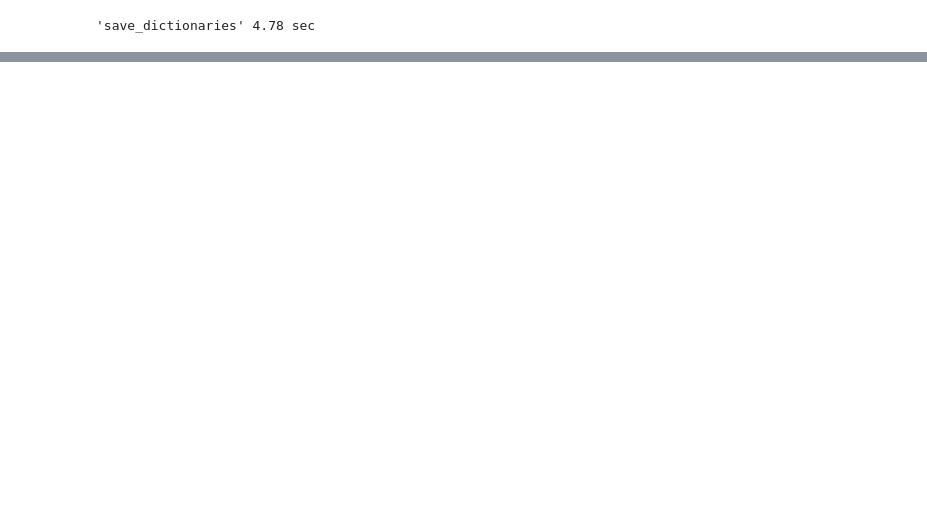
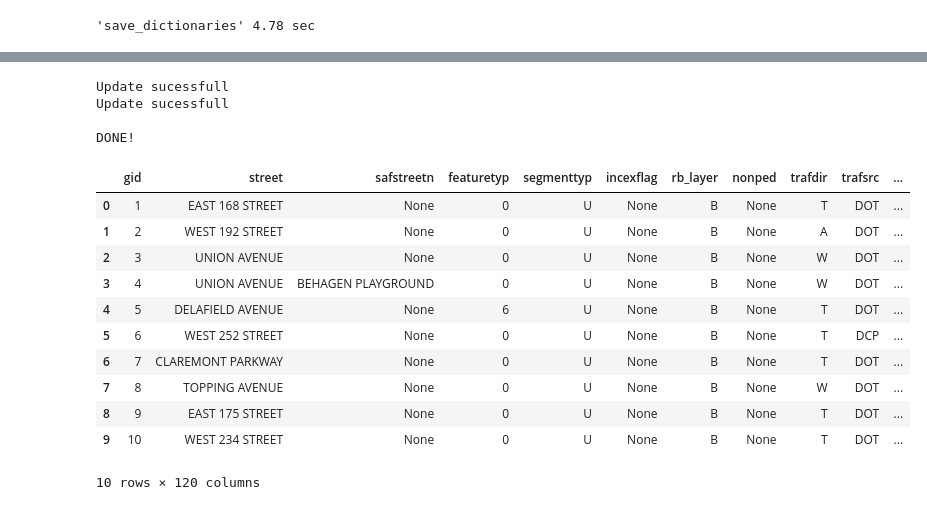
Before and after one commit to hotpepper/CLION, a Jupyter notebook: CLION_Notebook.ipynb, the cells around one changed output, grey strips where cells are left out. Cells and saved outputs as stored; diff of their text form; code cells hidden in the pictures; blank space fills up the shorter version.

```diff
--- a/CLION_Notebook.ipynb
+++ b/CLION_Notebook.ipynb
@@ -557,0 +1651,42 @@ params.nodeStreetNames, params.nodeIsIntersection, params.nodeNextSteps, params.
+# %%
+
+def make_centerline_clean(db, lion, node_table, version):
+    db.query("""drop table if exists C_Lion_{0}; create table C_Lion_{0} as (
+                    select distinct *
+                    from {1}
+                    where rb_layer in ('B', 'G')
+                            and featuretyp in ('0', '6', 'C')
+                            and ((nonped = 'D' or nonped is null or (nonped = 'V' and street = 'PELHAM PARKWAY'))
+                            or (nonped = 'V' and rb_layer in ('B', 'G') and street = 'EAST FORDHAM ROAD'))
+                            and street != 'UNNAMED STREET'
+                            and street not like '%PED OVPS%'
+                            and mft is not null
+                    )""".format(version, lion))
+
+    db.query("""drop table if exists C_Lion_Nodes_{0}; create table C_Lion_Nodes_{0} as (
+                    select distinct *
+                    from {1}
+                    where is_int =-1
+                    )""".format(version, node_table))
+    print '\nDONE!\n'
+
+make_centerline_clean(db, params.LION, params.NODE, params.VERSION)
+
+query_to_table(db, "select * from  C_Lion_{0} limit 10".format(params.VERSION))
+# %% [output]
+Update sucessfull
+Update sucessfull
+
+DONE!
+|  | gid | street | safstreetn | featuretyp | segmenttyp | incexflag | rb_layer | nonped | trafdir | trafsrc | ... |
+| 0 | 1 | EAST 168 STREET | None | 0 | U | None | B | None | T | DOT | ... |
+| 1 | 2 | WEST 192 STREET | None | 0 | U | None | B | None | A | DOT | ... |
+| 2 | 3 | UNION AVENUE | None | 0 | U | None | B | None | W | DOT | ... |
+| 3 | 4 | UNION AVENUE | BEHAGEN PLAYGROUND | 0 | U | None | B | None | W | DOT | ... |
+| 4 | 5 | DELAFIELD AVENUE | None | 6 | U | None | B | None | T | DOT | ... |
+| 5 | 6 | WEST 252 STREET | None | 0 | U | None | B | None | T | DCP | ... |
+| 6 | 7 | CLAREMONT PARKWAY | None | 0 | U | None | B | None | T | DOT | ... |
+| 7 | 8 | TOPPING AVENUE | None | 0 | U | None | B | None | W | DOT | ... |
+| 8 | 9 | EAST 175 STREET | None | 0 | U | None | B | None | T | DOT | ... |
+| 9 | 10 | WEST 234 STREET | None | 0 | U | None | B | None | T | DOT | ... |
+10 rows × 120 columns
```
Also changed, not shown: parts of 41 cells of this notebook.
